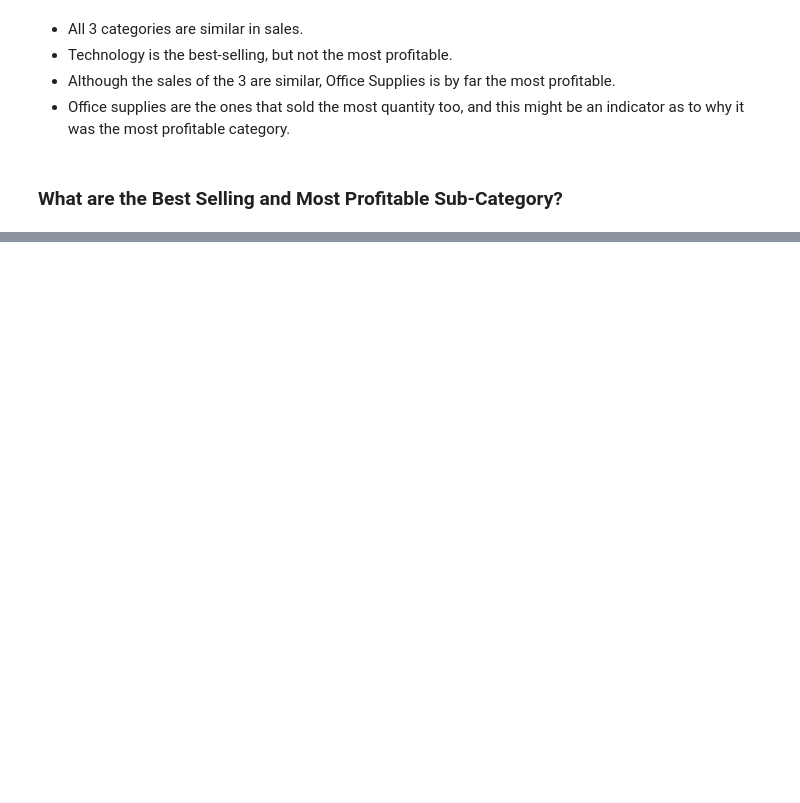
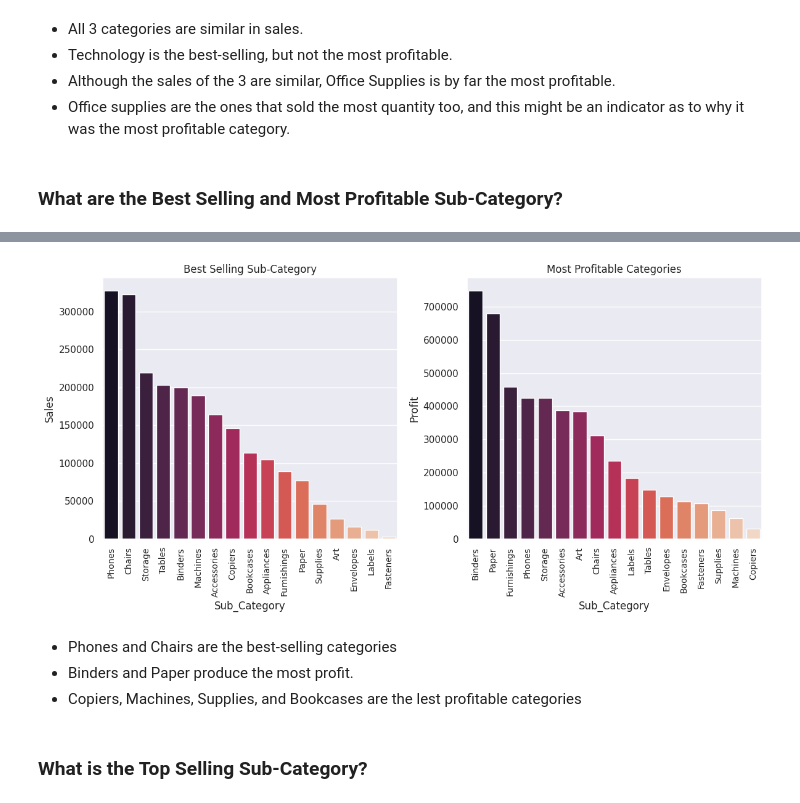
Before and after one commit to kokakokabot/superstore-sales, a Jupyter notebook: analysis.ipynb, the cells around one changed output, grey strips where cells are left out. Cells and saved outputs as stored; diff of their text form; code cells hidden in the pictures; blank space fills up the shorter version.

Commit message:
analyzed the store data and added recommendations

```diff
--- a/analysis.ipynb
+++ b/analysis.ipynb
@@ -183,3 +183,11 @@ figure.tight_layout()
 - Office supplies are the ones that sold the most quantity too, and this might be an indicator as to why it was the most profitable category.
 # %% [markdown]
 ### What are the Best Selling and Most Profitable Sub-Category?
+# %%
+# Best selling catogeory
+
+subcategory_analysis = pd.DataFrame(sales_data.groupby(['Sub_Category'])[['Sales', 'Profit']].sum())
+
+subcategory_sales = pd.DataFrame(subcategory_analysis.sort_values('Sales', ascending=False))
+
+subcategory_sales
@@ -185,0 +214,6 @@ figure.tight_layout()
+# %%
+# Most profitable sub-category
+
+subcategory_profit = pd.DataFrame(subcategory_analysis.sort_values('Profit', ascending=False))
+
+subcategory_profit
@@ -185,0 +240,28 @@ figure.tight_layout()
+# %%
+# Plotting the Results
+
+sns.set_theme(style='darkgrid')
+
+figure, axis = plt.subplots(1, 2, figsize=(12, 6))
+
+# Plotting most sold
+subcategory1 = sns.barplot(data = subcategory_sales, x= subcategory_sales.index, y=subcategory_sales.Sales, ax=axis[0], palette='rocket')
+subcategory1.set(title='Best Selling Sub-Category')
+subcategory1.set_xticklabels(subcategory1.get_xticklabels(), rotation = 'vertical', size=10)
+
+# Plotting the most profitable categories
+subcategory2 = sns.barplot(data = subcategory_profit, x= subcategory_profit.index, y=subcategory_profit.Profit, ax=axis[1], palette='rocket')
+subcategory2.set(title='Most Profitable Categories')
+subcategory2.set_xticklabels(subcategory2.get_xticklabels(), rotation = 'vertical', size=10)
+
+figure.tight_layout()
+
+plt.show()
+# %% [output]
+[figure, added]
+# %% [markdown]
+- Phones and Chairs are the best-selling categories
+- Binders and Paper produce the most profit.
+- Copiers, Machines, Supplies, and Bookcases are the lest profitable categories
+# %% [markdown]
+### What is the Top Selling Sub-Category?
```
Also changed, not shown: parts of 25 cells of this notebook, 1 other file.
